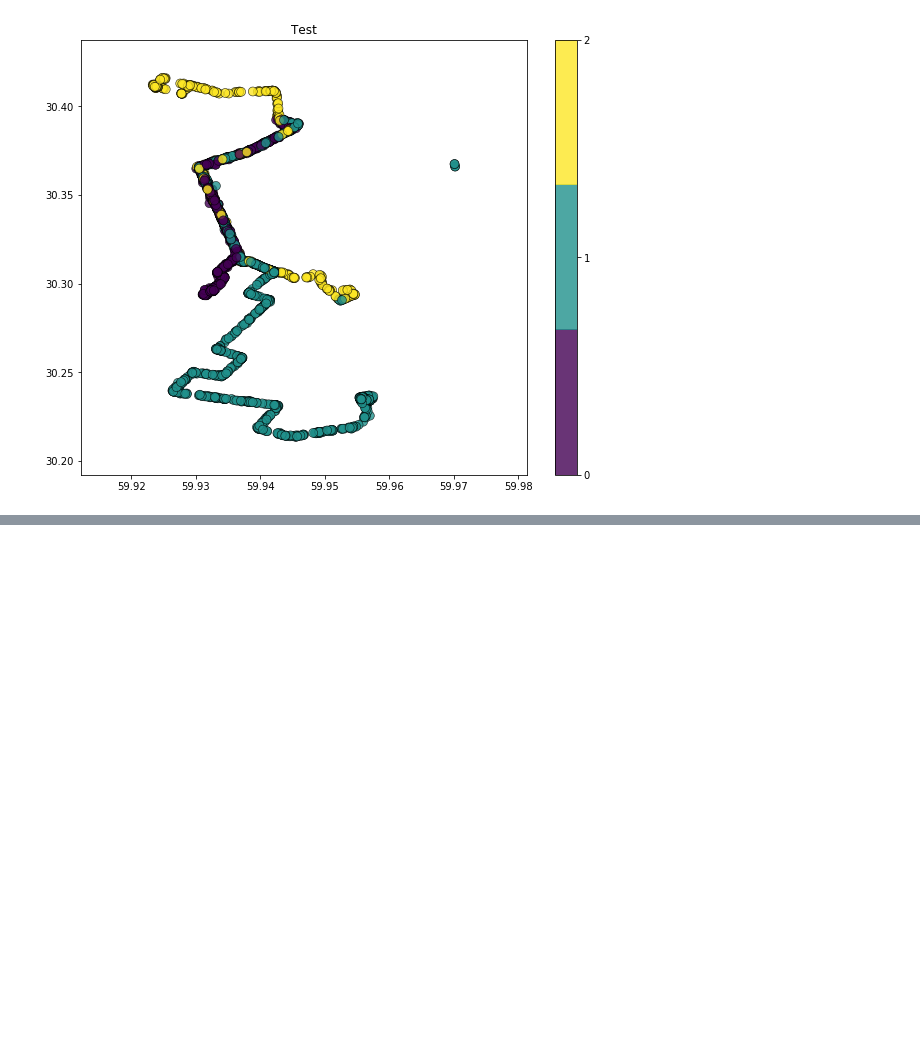
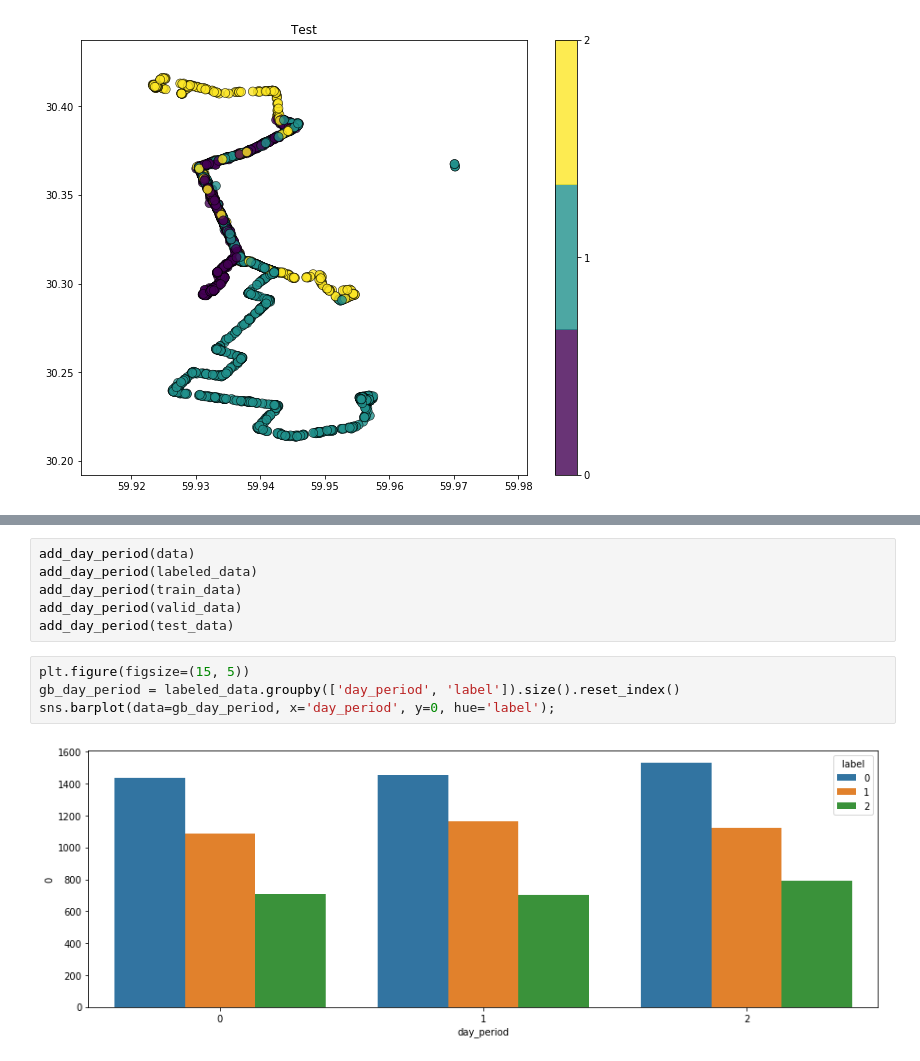
Before and after one commit to default2406/ML-PM-PU, a Jupyter notebook: transport classification.ipynb, the cells around one changed output, grey strips where cells are left out. Cells and saved outputs as stored; diff of their text form; blank space fills up the shorter version.

```diff
--- a/transport classification.ipynb
+++ b/transport classification.ipynb
@@ -1034,0 +1091,12 @@ plt.title('Test');
+# %%
+add_day_period(data)
+add_day_period(labeled_data)
+add_day_period(train_data)
+add_day_period(valid_data)
+add_day_period(test_data)
+# %%
+plt.figure(figsize=(15, 5))
+gb_day_period = labeled_data.groupby(['day_period', 'label']).size().reset_index()
+sns.barplot(data=gb_day_period, x='day_period', y=0, hue='label');
+# %% [output]
+[figure, added]
```
Also changed, not shown: parts of 63 cells of this notebook.
